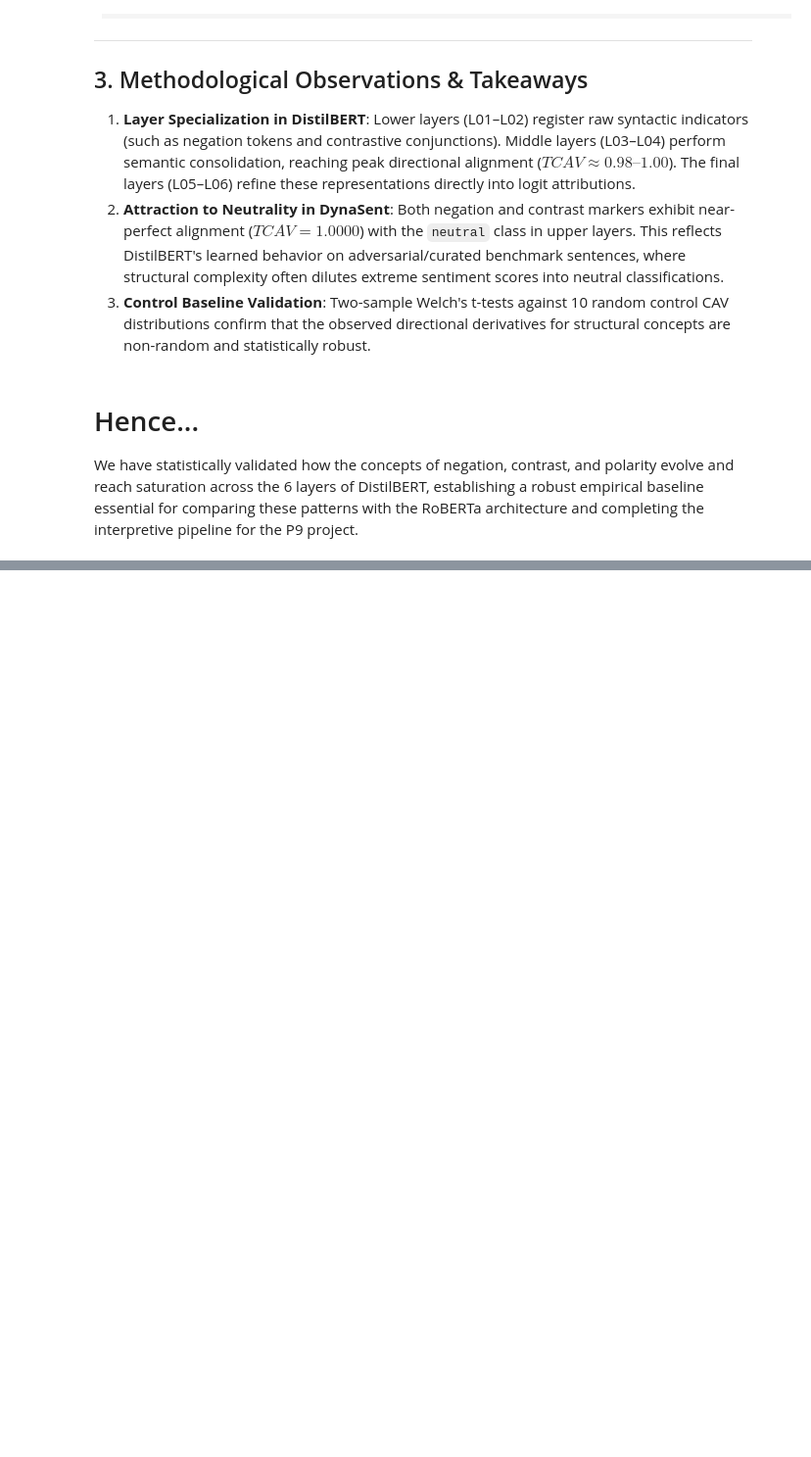
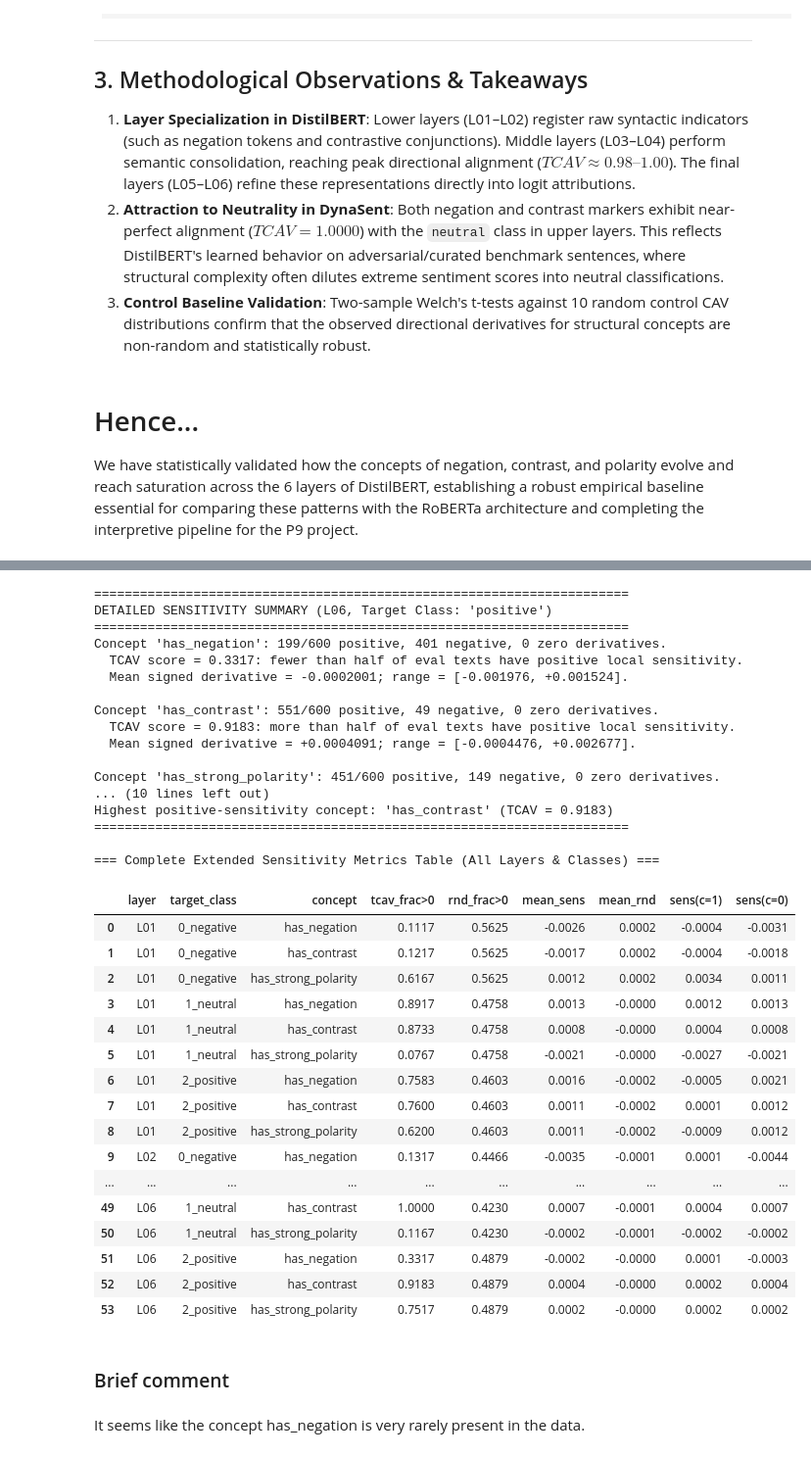
Before and after one commit to MarcoDiotto/XAI_project, a Jupyter notebook: Experiments/Step_3_DistillBERT_Ternary - Learn concept directions.ipynb, the cells around one changed output, grey strips where cells are left out. Shown at 98% size. Cells and saved outputs as stored; diff of their text form; code cells hidden in the pictures; blank space fills up the shorter version.

```diff
--- a/Experiments/Step_3_DistillBERT_Ternary - Learn concept directions.ipynb
+++ b/Experiments/Step_3_DistillBERT_Ternary - Learn concept directions.ipynb
@@ -469,0 +732,74 @@ We have statistically validated how the concepts of negation, contrast, and pola
+# %%
+# Detailed concept sensitivity logging (Lab format)
+print("\n" + "=" * 70)
+print(f"DETAILED SENSITIVITY SUMMARY ({target_layer_str}, Target Class: '{target_cls_name}')")
+print("=" * 70)
+
+for concept_name, score, derivatives in zip(concepts, tcav_scores, derivs_list):
+    positive = int(np.count_nonzero(derivatives > 0))
+    negative = int(np.count_nonzero(derivatives < 0))
+    zero = int(np.count_nonzero(derivatives == 0))
+    n = len(derivatives)
+
+    assert np.isclose(score, positive / n), "TCAV must equal the positive-derivative fraction."
+    relation = "more than half" if score > 0.5 else "fewer than half" if score < 0.5 else "exactly half"
+    mean_val = float(np.mean(derivatives))
+
+    print(f"Concept '{concept_name}': {positive}/{n} positive, {negative} negative, {zero} zero derivatives.")
+    print(f"  TCAV score = {score:.4f}: {relation} of eval texts have positive local sensitivity.")
+    print(f"  Mean signed derivative = {mean_val:+.4g}; range = [{np.min(derivatives):+.4g}, {np.max(derivatives):+.4g}].\n")
+
+print("=" * 70)
+print(f"{'Concept':<22} {'TCAV Score':>12} {'Mean Deriv':>12} {'Pos. Ratio':>12}")
+print("-" * 70)
+for name, score, derivs in zip(concepts, tcav_scores, derivs_list):
+    print(f"{name:<22} {score:>12.4f} {np.mean(derivs):>12.4g} {np.mean(derivs > 0):>12.4f}")
+
+best_concept = concepts[int(np.argmax(tcav_scores))]
+print(f"\nHighest positive-sensitivity concept: '{best_concept}' (TCAV = {max(tcav_scores):.4f})")
+print("=" * 70)
+
+# Display Marco's complete extended metrics dataframe
+print("\n=== Complete Extended Sensitivity Metrics Table (All Layers & Classes) ===")
+pd.set_option('display.max_rows', 100)
+pd.set_option('display.width', 1000)
+display(sens_all_df)
+# %% [output]
+======================================================================
+DETAILED SENSITIVITY SUMMARY (L06, Target Class: 'positive')
+======================================================================
+Concept 'has_negation': 199/600 positive, 401 negative, 0 zero derivatives.
+  TCAV score = 0.3317: fewer than half of eval texts have positive local sensitivity.
+  Mean signed derivative = -0.0002001; range = [-0.001976, +0.001524].
+
+Concept 'has_contrast': 551/600 positive, 49 negative, 0 zero derivatives.
+  TCAV score = 0.9183: more than half of eval texts have positive local sensitivity.
+  Mean signed derivative = +0.0004091; range = [-0.0004476, +0.002677].
+
+Concept 'has_strong_polarity': 451/600 positive, 149 negative, 0 zero derivatives.
+... (10 lines left out)
+Highest positive-sensitivity concept: 'has_contrast' (TCAV = 0.9183)
+======================================================================
+
+=== Complete Extended Sensitivity Metrics Table (All Layers & Classes) ===
+|  | layer | target_class | concept | tcav_frac>0 | rnd_frac>0 | mean_sens | mean_rnd | sens(c=1) | sens(c=0) |
+| 0 | L01 | 0_negative | has_negation | 0.1117 | 0.5625 | -0.0026 | 0.0002 | -0.0004 | -0.0031 |
+| 1 | L01 | 0_negative | has_contrast | 0.1217 | 0.5625 | -0.0017 | 0.0002 | -0.0004 | -0.0018 |
+| 2 | L01 | 0_negative | has_strong_polarity | 0.6167 | 0.5625 | 0.0012 | 0.0002 | 0.0034 | 0.0011 |
+| 3 | L01 | 1_neutral | has_negation | 0.8917 | 0.4758 | 0.0013 | -0.0000 | 0.0012 | 0.0013 |
+| 4 | L01 | 1_neutral | has_contrast | 0.8733 | 0.4758 | 0.0008 | -0.0000 | 0.0004 | 0.0008 |
+| 5 | L01 | 1_neutral | has_strong_polarity | 0.0767 | 0.4758 | -0.0021 | -0.0000 | -0.0027 | -0.0021 |
+| 6 | L01 | 2_positive | has_negation | 0.7583 | 0.4603 | 0.0016 | -0.0002 | -0.0005 | 0.0021 |
+| 7 | L01 | 2_positive | has_contrast | 0.7600 | 0.4603 | 0.0011 | -0.0002 | 0.0001 | 0.0012 |
+| 8 | L01 | 2_positive | has_strong_polarity | 0.6200 | 0.4603 | 0.0011 | -0.0002 | -0.0009 | 0.0012 |
+| 9 | L02 | 0_negative | has_negation | 0.1317 | 0.4466 | -0.0035 | -0.0001 | 0.0001 | -0.0044 |
+| ... | ... | ... | ... | ... | ... | ... | ... | ... | ... |
+| 49 | L06 | 1_neutral | has_contrast | 1.0000 | 0.4230 | 0.0007 | -0.0001 | 0.0004 | 0.0007 |
+| 50 | L06 | 1_neutral | has_strong_polarity | 0.1167 | 0.4230 | -0.0002 | -0.0001 | -0.0002 | -0.0002 |
+| 51 | L06 | 2_positive | has_negation | 0.3317 | 0.4879 | -0.0002 | -0.0000 | 0.0001 | -0.0003 |
+| 52 | L06 | 2_positive | has_contrast | 0.9183 | 0.4879 | 0.0004 | -0.0000 | 0.0002 | 0.0004 |
+| 53 | L06 | 2_positive | has_strong_polarity | 0.7517 | 0.4879 | 0.0002 | -0.0000 | 0.0002 | 0.0002 |
+# %% [markdown]
+### Brief comment
+# %% [markdown]
+It seems like the concept has_negation is very rarely present in the data.
```
Also changed, not shown: parts of 10 cells of this notebook.
